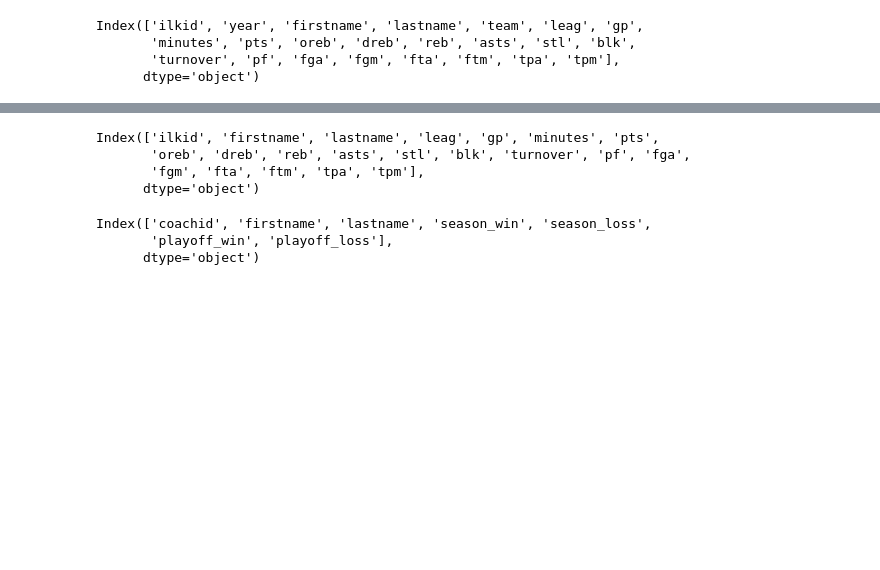
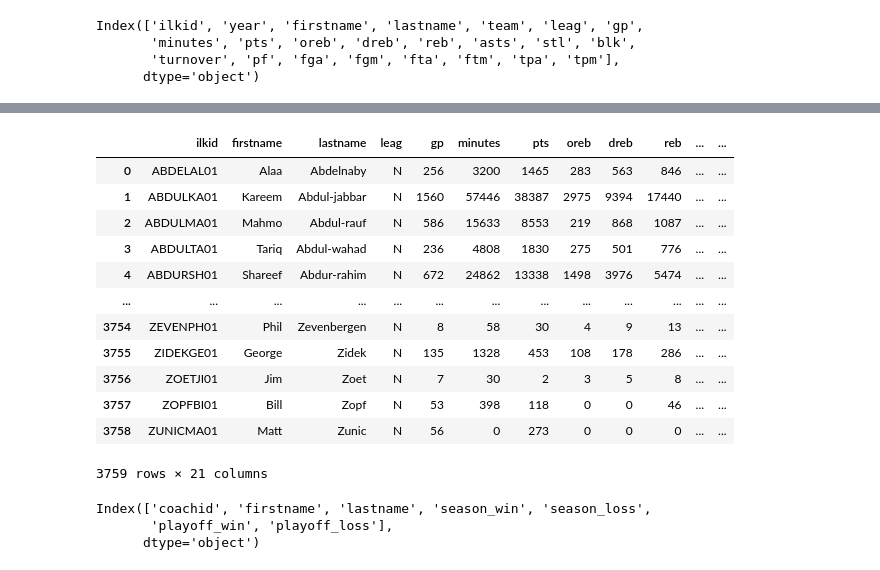
Before and after one commit to SwarajKaondal/NBA-match-predictor, a Jupyter notebook: Data_Analysis.ipynb.ipynb, the cells around one changed output, grey strips where cells are left out. Saved outputs shown, nothing was run; the diff lists cells and outputs as text; code cells hidden in the pictures; blank space fills up the shorter version.

```diff
--- a/Data_Analysis.ipynb.ipynb
+++ b/Data_Analysis.ipynb.ipynb
@@ -43,10 +52,19 @@ Index(['ilkid', 'year', 'firstname', 'lastname', 'team', 'leag', 'gp',
 # %%
-prsc.columns
+prsc
 # %% [output]
+|  | ilkid | firstname | lastname | leag | gp | minutes | pts | oreb | dreb | reb | ... | ... |
+| 0 | ABDELAL01 | Alaa | Abdelnaby | N | 256 | 3200 | 1465 | 283 | 563 | 846 | ... | ... |
+| 1 | ABDULKA01 | Kareem | Abdul-jabbar | N | 1560 | 57446 | 38387 | 2975 | 9394 | 17440 | ... | ... |
+| 2 | ABDULMA01 | Mahmo | Abdul-rauf | N | 586 | 15633 | 8553 | 219 | 868 | 1087 | ... | ... |
+| 3 | ABDULTA01 | Tariq | Abdul-wahad | N | 236 | 4808 | 1830 | 275 | 501 | 776 | ... | ... |
+| 4 | ABDURSH01 | Shareef | Abdur-rahim | N | 672 | 24862 | 13338 | 1498 | 3976 | 5474 | ... | ... |
+| ... | ... | ... | ... | ... | ... | ... | ... | ... | ... | ... | ... | ... |
+| 3754 | ZEVENPH01 | Phil | Zevenbergen | N | 8 | 58 | 30 | 4 | 9 | 13 | ... | ... |
+| 3755 | ZIDEKGE01 | George | Zidek | N | 135 | 1328 | 453 | 108 | 178 | 286 | ... | ... |
+| 3756 | ZOETJI01 | Jim | Zoet | N | 7 | 30 | 2 | 3 | 5 | 8 | ... | ... |
+| 3757 | ZOPFBI01 | Bill | Zopf | N | 53 | 398 | 118 | 0 | 0 | 46 | ... | ... |
+| 3758 | ZUNICMA01 | Matt | Zunic | N | 56 | 0 | 273 | 0 | 0 | 0 | ... | ... |
-Index(['ilkid', 'firstname', 'lastname', 'leag', 'gp', 'minutes', 'pts',
-       'oreb', 'dreb', 'reb', 'asts', 'stl', 'blk', 'turnover', 'pf', 'fga',
-       'fgm', 'fta', 'ftm', 'tpa', 'tpm'],
-      dtype='object')
+3759 rows × 21 columns
 # %%
 cc.columns
 # %% [output]
```
Also changed, not shown: parts of 2 cells of this notebook, 1 other file.
